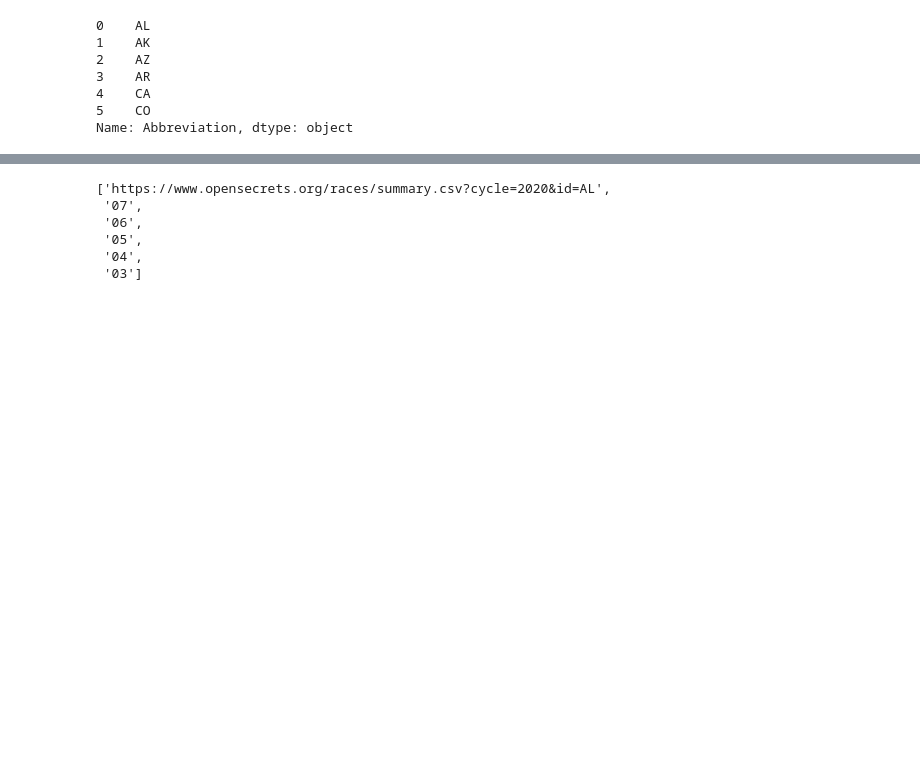
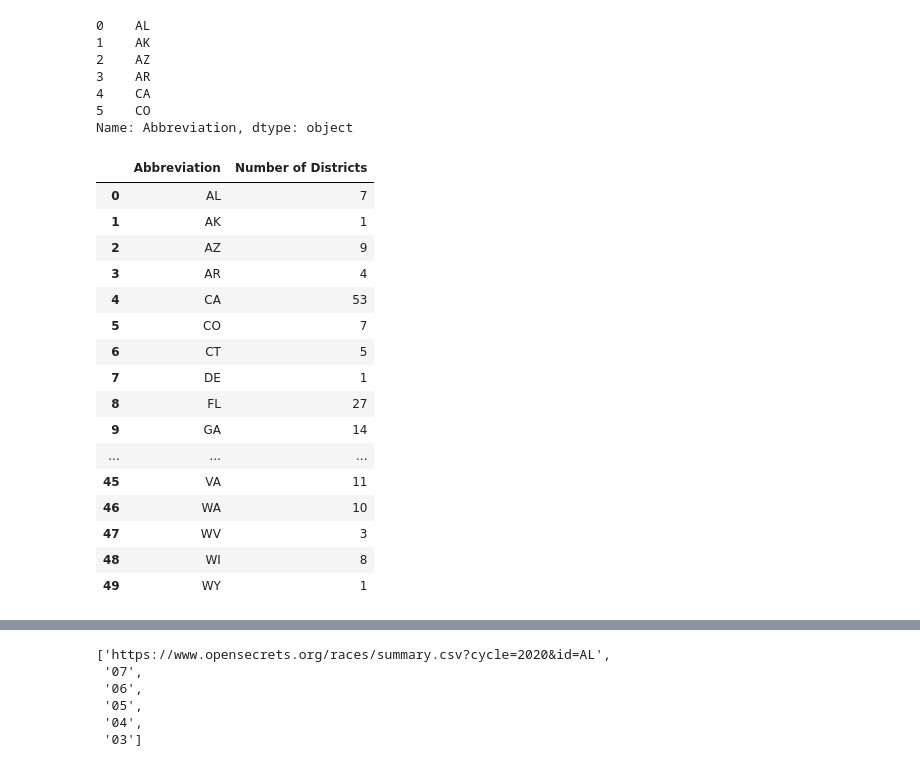
Before and after one commit to nss-data-science-cohort-8/open-secrets-reeses, a Jupyter notebook: notebook/cat_gomez_og.ipynb, the cells around one changed output, grey strips where cells are left out. Cells and saved outputs as stored; diff of their text form; code cells hidden in the pictures; blank space fills up the shorter version.

Commit message:
correct states and territories with rep numbers

```diff
--- a/notebook/cat_gomez_og.ipynb
+++ b/notebook/cat_gomez_og.ipynb
@@ -180,4 +180,24 @@ st_abbr[:6]
 4    CA
 5    CO
 Name: Abbreviation, dtype: object
+# %%
+st_rep_df_merged_drop
+# %% [output]
+|  | Abbreviation | Number of Districts |
+| 0 | AL | 7 |
+| 1 | AK | 1 |
+| 2 | AZ | 9 |
+| 3 | AR | 4 |
+| 4 | CA | 53 |
+| 5 | CO | 7 |
+| 6 | CT | 5 |
+| 7 | DE | 1 |
+| 8 | FL | 27 |
+| 9 | GA | 14 |
+| ... | ... | ... |
+| 45 | VA | 11 |
+| 46 | WA | 10 |
+| 47 | WV | 3 |
+| 48 | WI | 8 |
+| 49 | WY | 1 |
 # %%
```
Also changed, not shown: parts of 10 cells of this notebook.
